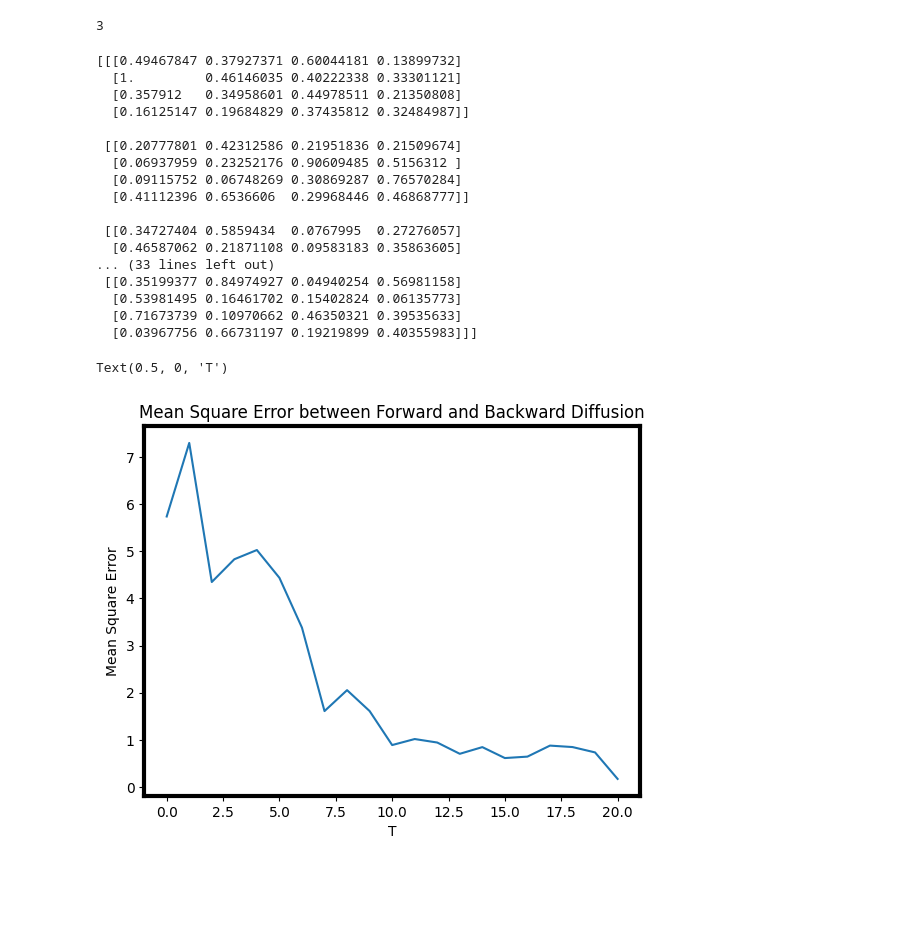
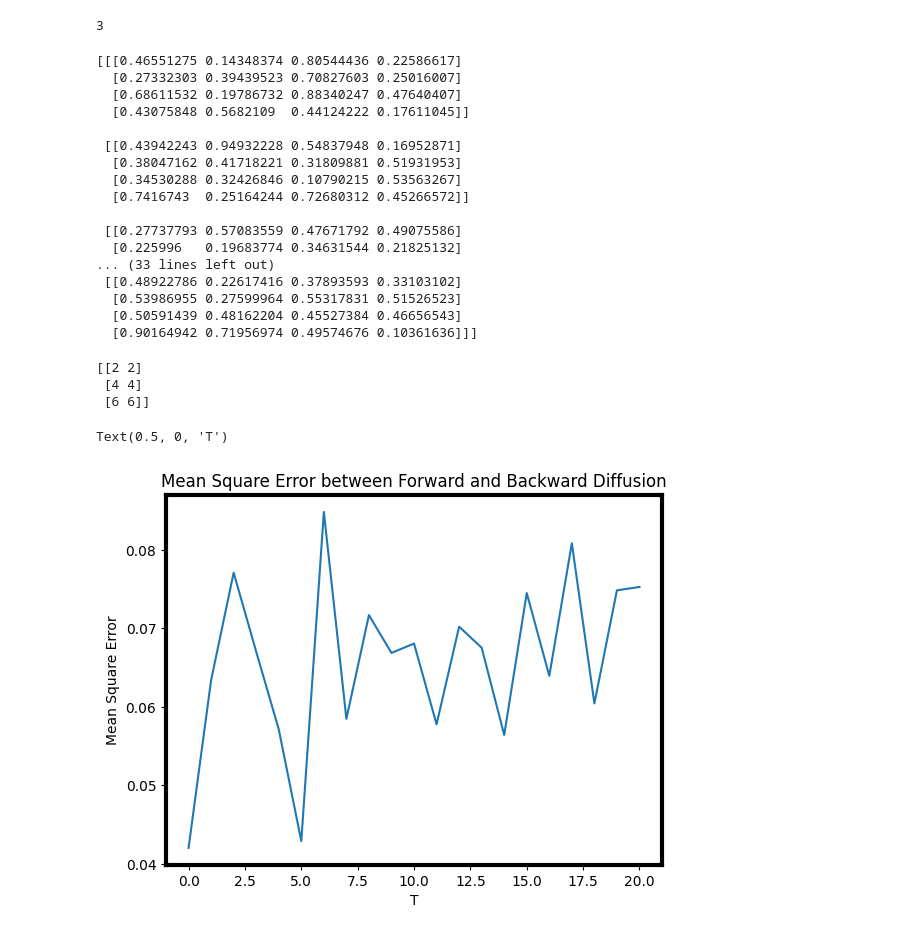
Before and after one commit to Neben5/QuantGenMdl, a Jupyter notebook: dog.ipynb, the cells around one changed output. Drawn from its saved outputs; the diff is of its cells as text; code cells hidden in the pictures; blank space fills up the shorter version.

```diff
--- a/dog.ipynb
+++ b/dog.ipynb
@@ -394,12 +394,13 @@ print(np.ndim(backwards_gen))
 # %% [output]
 3
 # %%
+#from backwards_gen get the nxn array for the image
 backwards_gen = np.load('test_backwardsgen.npy')
 dim = 4#int((final_output_flattened.size) ** 0.5)
 final_output_nxn = np.zeros((T + 1, Ndata, dim, dim))
 
 for z in range(0, 21):
-    final_output_flattened = backwards_gen[z][:][:]
+    final_output_flattened = backwards_gen[z]
     final_output_flattened = np.abs(final_output_flattened)
     multiplier = np.max(final_output_flattened)
     final_output_flattened /= multiplier
@@ -412,40 +413,59 @@ for z in range(0, 21):
 # %%
 print(final_output_nxn[20])
 # %% [output]
-[[[0.49467847 0.37927371 0.60044181 0.13899732]
-  [1.         0.46146035 0.40222338 0.33301121]
-  [0.357912   0.34958601 0.44978511 0.21350808]
-  [0.16125147 0.19684829 0.37435812 0.32484987]]
+[[[0.46551275 0.14348374 0.80544436 0.22586617]
+  [0.27332303 0.39439523 0.70827603 0.25016007]
+  [0.68611532 0.19786732 0.88340247 0.47640407]
+  [0.43075848 0.5682109  0.44124222 0.17611045]]
 
- [[0.20777801 0.42312586 0.21951836 0.21509674]
-  [0.06937959 0.23252176 0.90609485 0.5156312 ]
-  [0.09115752 0.06748269 0.30869287 0.76570284]
-  [0.41112396 0.6536606  0.29968446 0.46868777]]
+ [[0.43942243 0.94932228 0.54837948 0.16952871]
+  [0.38047162 0.41718221 0.31809881 0.51931953]
+  [0.34530288 0.32426846 0.10790215 0.53563267]
+  [0.7416743  0.25164244 0.72680312 0.45266572]]
 
- [[0.34727404 0.5859434  0.0767995  0.27276057]
-  [0.46587062 0.21871108 0.09583183 0.35863605]
+ [[0.27737793 0.57083559 0.47671792 0.49075586]
+  [0.225996   0.19683774 0.34631544 0.21825132]
 ... (33 lines left out)
- [[0.35199377 0.84974927 0.04940254 0.56981158]
-  [0.53981495 0.16461702 0.15402824 0.06135773]
-  [0.71673739 0.10970662 0.46350321 0.39535633]
-  [0.03967756 0.66731197 0.19219899 0.40355983]]]
+ [[0.48922786 0.22617416 0.37893593 0.33103102]
+  [0.53986955 0.27599964 0.55317831 0.51526523]
+  [0.50591439 0.48162204 0.45527384 0.46656543]
+  [0.90164942 0.71956974 0.49574676 0.10361636]]]
+# %%
+test_this = np.array([
+    [[1, 1], [1, 1]],
+    [[2, 2], [2, 2]],
+    [[3, 3], [3, 3]]
+    ])
+print(np.sum(test_this, axis = 2))
+# %% [output]
+[[2 2]
+ [4 4]
+ [6 6]]
 # %%
+#calculate mean square error
+#Xout[T][Ndata][2**n]
+#backwards_gen[T][Ndata][2**n]
 mse_calc = np.zeros((21, 16))
-temp1 = Xout[0] * (T + 1) - np.sum(backwards_gen, axis = 1) / Ndata
+
+orig_vals = np.zeros((21, Ndata, 16))
+for i in range (0, 21):
+    orig_vals = np.sum(Xout[0], axis = 0)
+
+temp1 = (orig_vals - np.sum(backwards_gen, axis = 1)) / Ndata
 for i in range(0, 21):
     for j in range(0, 16):
         val = temp1[i][j]
         mse_calc[i][j] =  np.abs(val) ** 2
 
 mse_calc = np.abs(np.sum(mse_calc, axis = 1)) / 16
 
 plt.plot(range(0, 21), mse_calc)
 plt.title("Mean Square Error between Forward and Backward Diffusion")
 plt.ylabel("Mean Square Error")
 plt.xlabel("T")
 # %% [output]
 Text(0.5, 0, 'T')
-[figure, old version]
+[figure, new version]
 # %%
 fig, axs = plt.subplots(2, 5, figsize = (21, 9))
 
```
Also changed, not shown: parts of 3 cells of this notebook, 1 other file.
